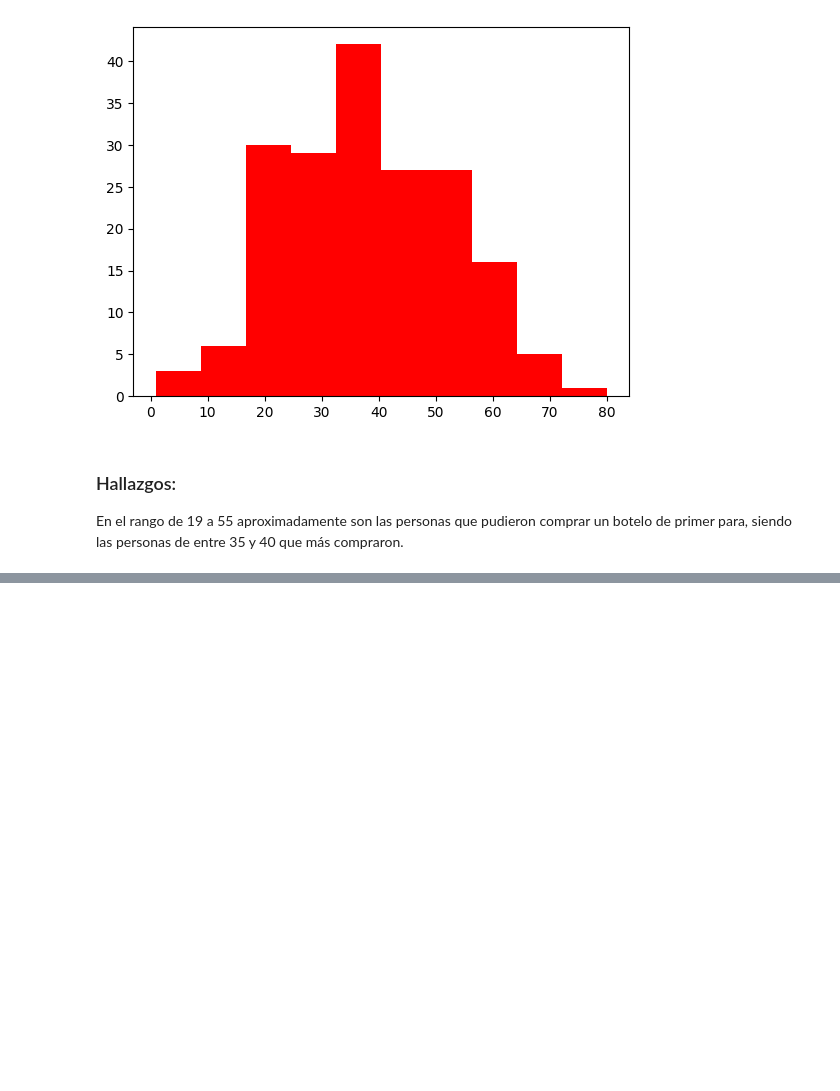
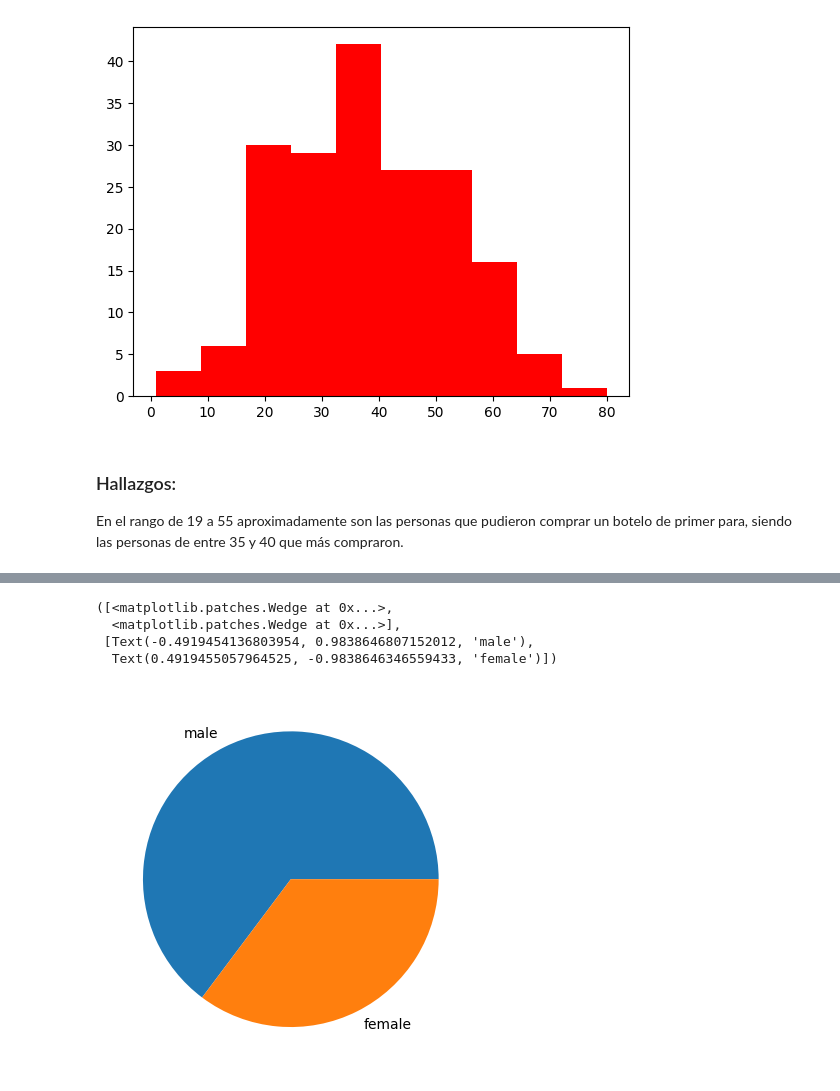
Before and after one commit to claraagui/iteso-data-analytics, a Jupyter notebook: notebooks/titanic.ipynb, the cells around one changed output, grey strips where cells are left out. Saved outputs shown, nothing was run; the diff lists cells and outputs as text; code cells hidden in the pictures; blank space fills up the shorter version.

```diff
--- a/notebooks/titanic.ipynb
+++ b/notebooks/titanic.ipynb
@@ -154,0 +222,11 @@ En el rango de 19 a 55 aproximadamente son las personas que pudieron comprar un
+# %%
+sextitanic=df['Sex'].value_counts()
+labelsex=sextitanic.index.to_list()
+sextitanic.values
+plt.pie(sextitanic.values,labels=labelsex)
+# %% [output]
+([<matplotlib.patches.Wedge at 0x...>,
+  <matplotlib.patches.Wedge at 0x...>],
+ [Text(-0.4919454136803954, 0.9838646807152012, 'male'),
+  Text(0.4919455057964525, -0.9838646346559433, 'female')])
+[figure, added]
```
Also changed, not shown: parts of 29 cells of this notebook.
